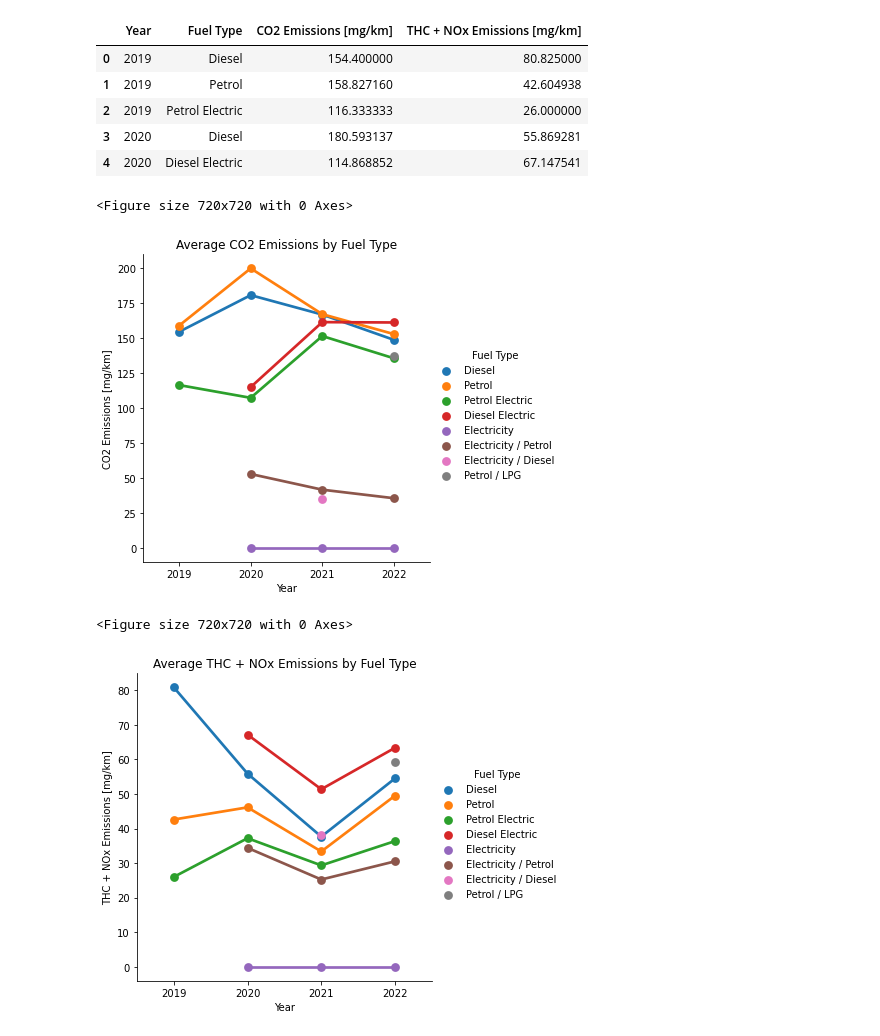
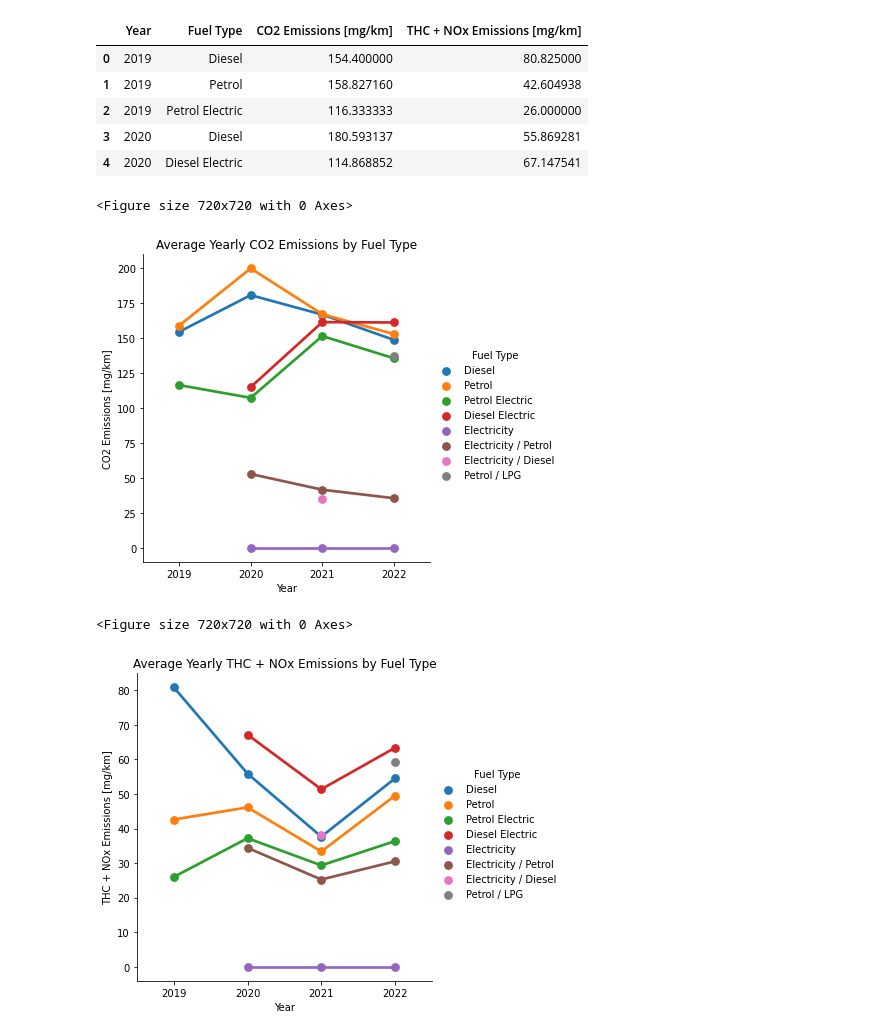
Before and after one commit to grilgamesh/How-important-is-the-change-to-electric-cars-, a Jupyter notebook: datalook.ipynb, the cells around one changed output. Saved outputs shown, nothing was run; the diff lists cells and outputs as text; code cells hidden in the pictures.

Commit message:
updated chart title

```diff
--- a/datalook.ipynb
+++ b/datalook.ipynb
@@ -62,17 +62,17 @@ emission_summary_fuel.head()
 #ploting a line graph of Average CO2 Emissions by Powertrain
 plt.figure(figsize=(10,10))
 sns.factorplot(data=emission_summary_fuel, x="Year", y="CO2 Emissions [mg/km]", hue="Fuel Type")
-plt.title('Average CO2 Emissions by Fuel Type')
+plt.title('Average Yearly CO2 Emissions by Fuel Type')
 plt.show()
 # %% [output]
 <Figure size 720x720 with 0 Axes>
-[figure, old version]
+[figure, new version]
 # %%
 #ploting a line graph of Average THC + NOx Emissions by Powertrain
 plt.figure(figsize=(10,10))
 sns.factorplot(data=emission_summary_fuel, x="Year", y="THC + NOx Emissions [mg/km]", hue="Fuel Type")
-plt.title('Average THC + NOx Emissions by Fuel Type')
+plt.title('Average Yearly THC + NOx Emissions by Fuel Type')
 plt.show()
 # %% [output]
 <Figure size 720x720 with 0 Axes>
-[figure, old version]
+[figure, new version]
```
